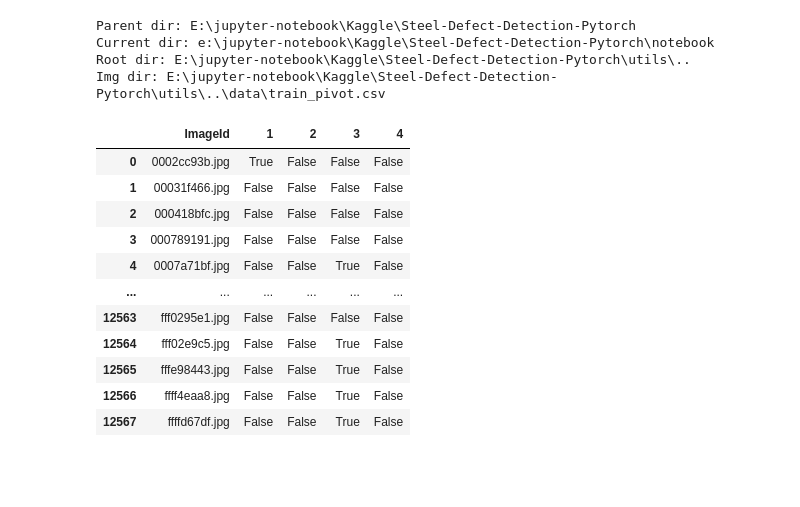
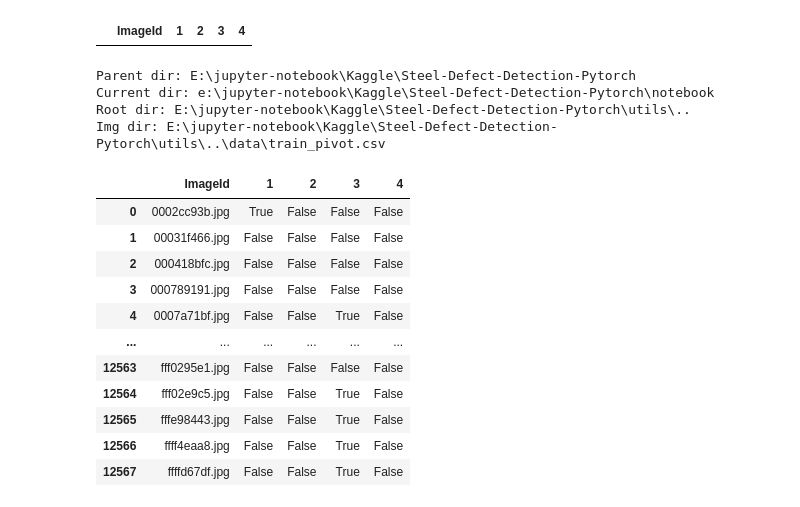
Before and after one commit to raymondlam19/Steel-Defect-Detection-Pytorch, a Jupyter notebook: notebook/3_new_model.ipynb, the cells around one changed output. Saved outputs shown, nothing was run; the diff lists cells and outputs as text; code cells hidden in the pictures; blank space fills up the shorter version.

```diff
--- a/notebook/3_new_model.ipynb
+++ b/notebook/3_new_model.ipynb
@@ -40,6 +40,11 @@ from base import BaseModel
 
 import warnings
 warnings.filterwarnings('ignore')
+# %%
+df_out = pd.DataFrame(columns =['ImageId', '1', '2', '3', '4'])
+df_out
+# %% [output]
+|  | ImageId | 1 | 2 | 3 | 4 |
 # %%
 par_dir = os.path.realpath(os.path.pardir)
 cur_dir = os.getcwd()
```
Also changed, not shown: parts of 4 cells of this notebook, 3 other files.
